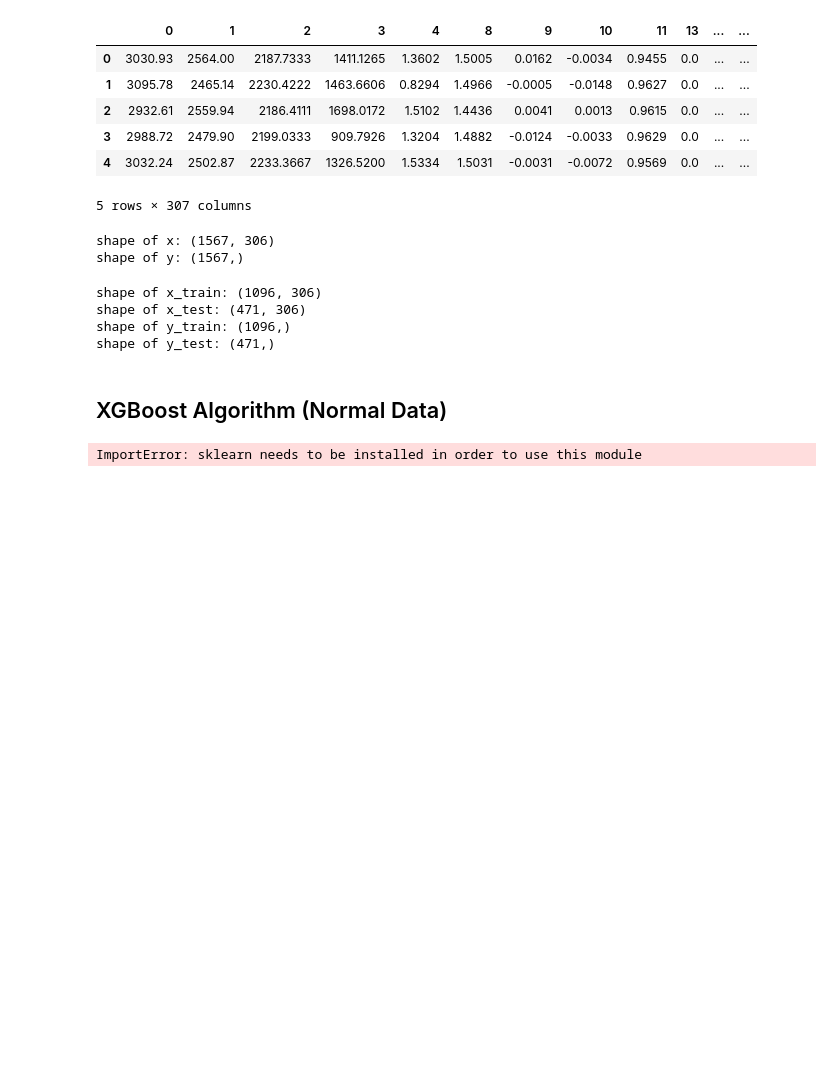
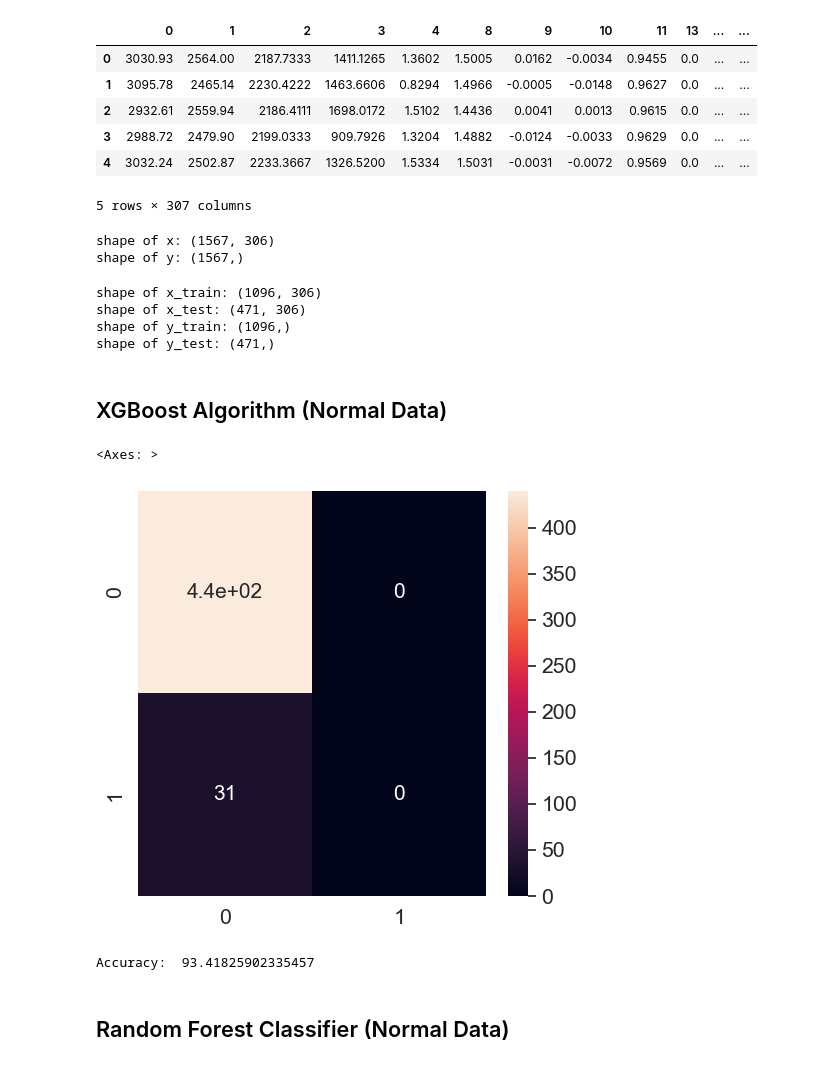
Before and after one commit to izzhamburhan/semicon-manu, a Jupyter notebook: notebook/001_clean_data.ipynb, the cells around one changed output. Saved outputs shown, nothing was run; the diff lists cells and outputs as text; code cells hidden in the pictures; blank space fills up the shorter version.

Commit message:
feat:add new model * Regression * Logistic

```diff
--- a/notebook/001_clean_data.ipynb
+++ b/notebook/001_clean_data.ipynb
@@ -232,3 +233,10 @@ data = remove_collinear_features(data,0.70)
 585 | 583 | 1.0
 585 | 584 | 1.0
 588 | 587 | 0.97
+# %%
+# deleting the first column
+
+data = data.drop(columns = ['Time'], axis = 1)
+
+# checking the shape of the data after deleting a column
+data.shape
@@ -252,7 +266,7 @@ print("shape of y:", y.shape)
 shape of x: (1567, 306)
 shape of y: (1567,)
 # %%
-x_train, x_test, y_train, y_test = train_test_split(x,y, test_size=0.3,random_state=1)
+x_train, x_test, y_train, y_test = train_test_split(x,y, test_size=0.3,stratify=y,random_state=1)
 
 print("shape of x_train:", x_train.shape)
 print("shape of x_test:", x_test.shape)
@@ -264,20 +278,38 @@ shape of x_test: (471, 306)
 shape of y_train: (1096,)
 shape of y_test: (471,)
 # %%
-# Standardization
+# standardization
+
+from sklearn.preprocessing import StandardScaler
 
 # creating a standard scaler
+sc = StandardScaler()
 
-scaler = StandardScaler()
-
-# fitting the scaler to the training data
-x_train = scaler.fit_transform(x_train)
-x_test = scaler.transform(x_test)
+# fitting independent data to the model
+x_train = sc.fit_transform(x_train)
+x_test = sc.transform(x_test)
+# %%
+# Remap the target variable
+y_train = (y_train + 1) // 2
+y_test = (y_test + 1) // 2
 # %% [markdown]
 ## XGBoost Algorithm (Normal Data)
 # %%
 model = XGBClassifier(random_state=1)
 model.fit(x_train, y_train)
 y_pred = model.predict(x_test)
-# %% [output]
-ImportError: sklearn needs to be installed in order to use this module
+# %%
+cm = confusion_matrix(y_test, y_pred)
+plt.rcParams['figure.figsize'] = (5, 5)
+sns.set(style = 'dark', font_scale = 1.4)
+sns.heatmap(cm, annot = True, annot_kws = {"size": 15})
+# %% [output]
+<Axes: >
+[figure, added]
+# %%
+print("Accuracy: ", model.score(x_test,y_test)*100)
+# print("Accuracy: ", model.score(x_train,y_train)*100)
+# %% [output]
+Accuracy:  93.41825902335457
+# %% [markdown]
+## Random Forest Classifier (Normal Data)
```
Also changed, not shown: parts of 10 cells of this notebook.
